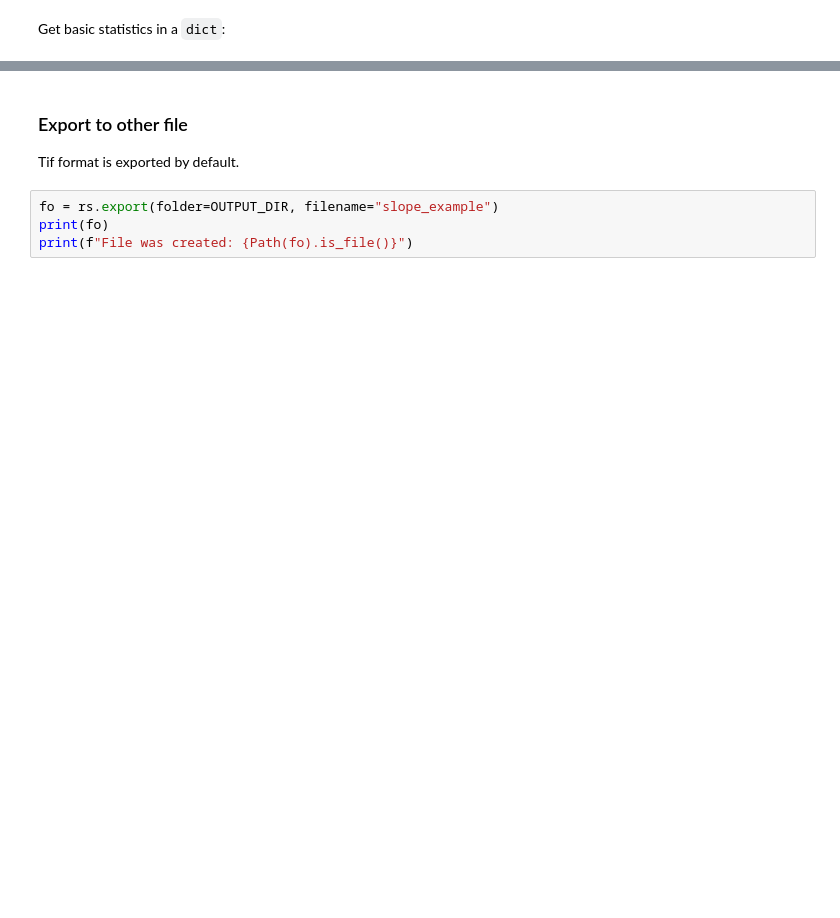
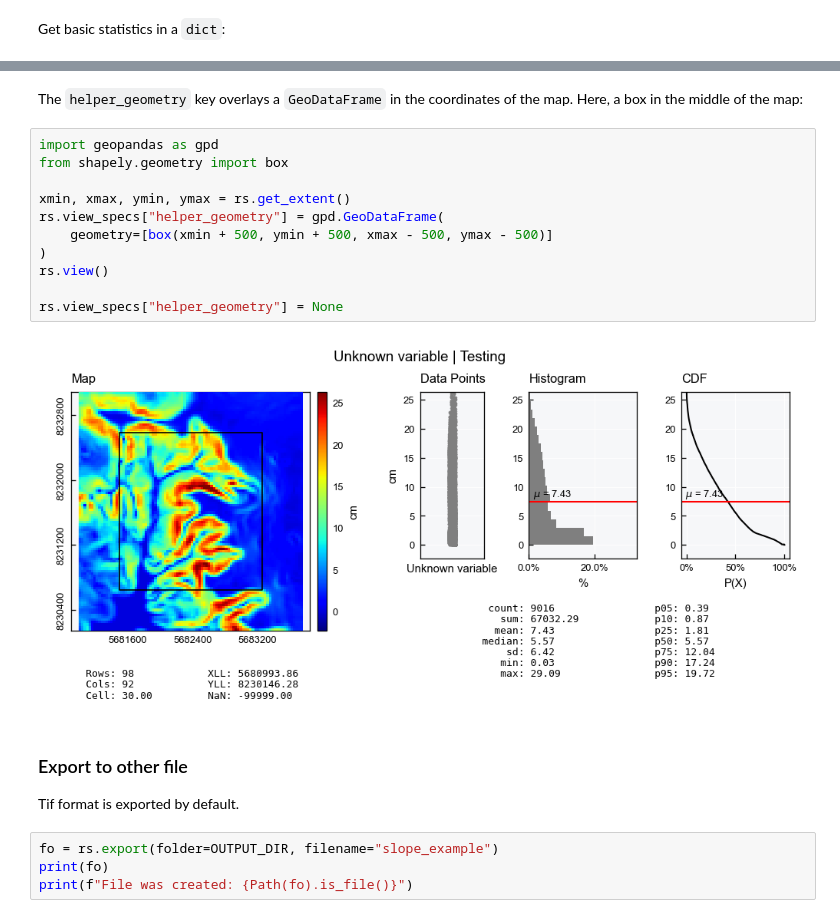
Before and after one commit to iporepos/plans, a Jupyter notebook: docs/tutorials/raster_01.ipynb, the cells around one changed output, grey strips where cells are left out. Saved outputs shown, nothing was run; the diff lists cells and outputs as text; blank space fills up the shorter version.

```diff
--- a/docs/tutorials/raster_01.ipynb
+++ b/docs/tutorials/raster_01.ipynb
@@ -107,3 +186,18 @@ uv.view()
+# %% [markdown]
+The `helper_geometry` key overlays a `GeoDataFrame` in the coordinates of the map. Here, a box in the middle of the map:
+# %%
+import geopandas as gpd
+from shapely.geometry import box
+
+xmin, xmax, ymin, ymax = rs.get_extent()
+rs.view_specs["helper_geometry"] = gpd.GeoDataFrame(
+    geometry=[box(xmin + 500, ymin + 500, xmax - 500, ymax - 500)]
+)
+rs.view()
+
+rs.view_specs["helper_geometry"] = None
+# %% [output]
+[figure, added]
 # %% [markdown]
 ### Export to other file
 
```
Also changed, not shown: parts of 37 cells of this notebook, 18 other files.
